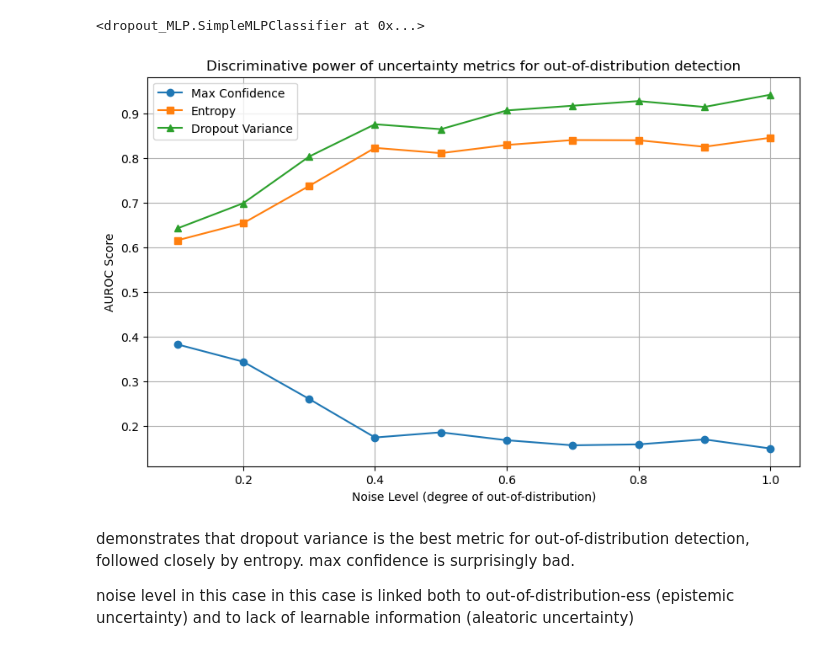
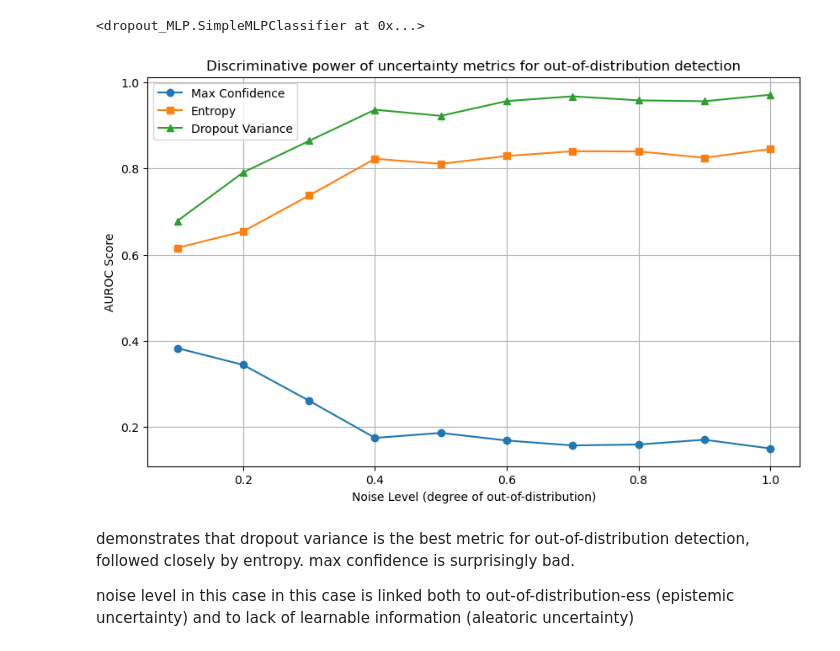
Before and after one commit to luciensc/uncertainty-est-PoC, a Jupyter notebook: classification_uncertainty_est.ipynb, the cells around one changed output. Drawn from its saved outputs; the diff is of its cells as text; code cells hidden in the pictures.

```diff
--- a/classification_uncertainty_est.ipynb
+++ b/classification_uncertainty_est.ipynb
@@ -101,35 +101,35 @@ for noise_level, X_test in test_data.items():
     corrupted_mask = X_test.index.isin(test_indices)
     is_corrupted[corrupted_mask] = 1
 
     # Get MC dropout predictions and uncertainty estimates
-    preds_mc = model.predict_proba_mc(X_test)
+    preds_mc = model.predict_proba_mc(X_test, T=200)
     mc_var = preds_mc.var(axis=0)
     sample_variances = mc_var.sum(axis=1)
 
     # get predictions without MC dropout
     preds_eval = model.predict_proba(X_test)
     max_confidences = preds_eval.max(axis=1)
     # entropy
     entropies = -np.sum(preds_eval * np.log(preds_eval + 1e-10), axis=1)
 
     # Calculate AUROC for the three uncertainty metrics
     auroc_max_conf.append(roc_auc_score(is_corrupted, max_confidences))
     auroc_entropy.append(roc_auc_score(is_corrupted, entropies))
     auroc_mc_var.append(roc_auc_score(is_corrupted, sample_variances))
 
 # Plot results
 plt.figure(figsize=(10, 6), dpi=100)
 plt.plot(noise_levels, auroc_max_conf, 'o-', label='Max Confidence')
 plt.plot(noise_levels, auroc_entropy, 's-', label='Entropy')
 plt.plot(noise_levels, auroc_mc_var, '^-', label='Dropout Variance')
 plt.xlabel('Noise Level (degree of out-of-distribution)')
 plt.ylabel('AUROC Score')
 plt.title('Discriminative power of uncertainty metrics for out-of-distribution detection')
 plt.legend()
 plt.grid(True)
 plt.show()
 # %% [output]
-[figure, old version]
+[figure, new version]
 # %% [markdown]
 demonstrates that dropout variance is the best metric for out-of-distribution detection, followed closely by entropy. max confidence is surprisingly bad.
 
```
Also changed, not shown: 3 other files.
